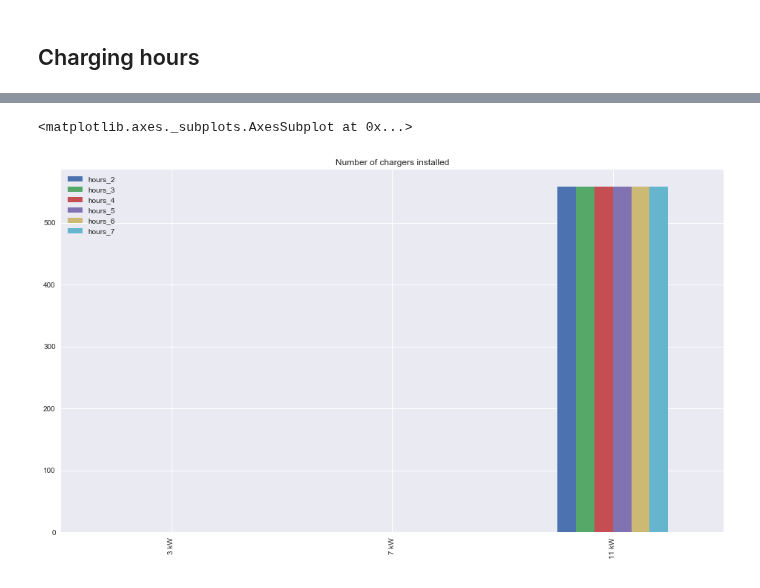
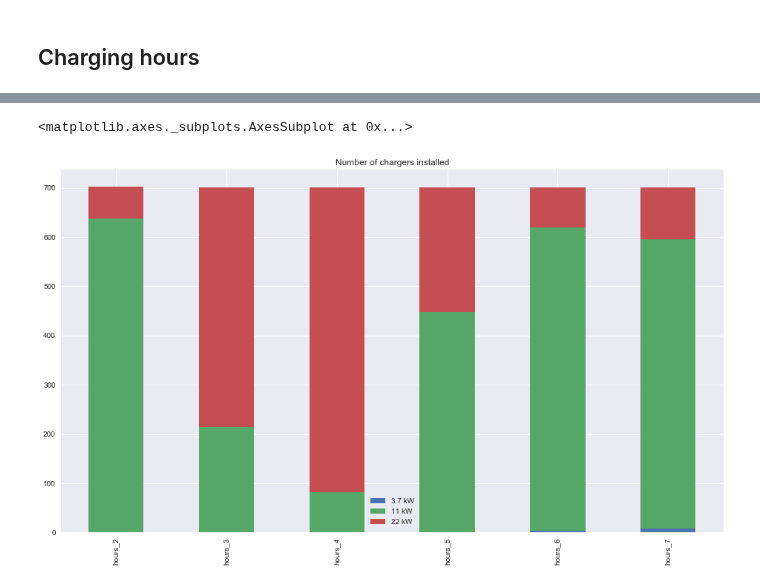
Before and after one commit to Pyosch/ATIS3_Group, a Jupyter notebook: visualise_Results.ipynb, the cells around one changed output, grey strips where cells are left out. Drawn from its saved outputs; the diff is of its cells as text; code cells hidden in the pictures.

```diff
--- a/visualise_Results.ipynb
+++ b/visualise_Results.ipynb
@@ -94,3 +207,15 @@ for file in os.listdir(path):
         df_cvar_beta.columns = ["Beta", "cvar"]
         df_cvar_beta.set_index("Beta", inplace=True)
         df_cvar_beta.sort_index(inplace=True)
+
+    elif "E_supplied" in file:
+        df_E_supplied_beta = pd.read_csv((path+file))
+        df_E_supplied_beta.columns = ["Beta", "Energy Supplied"]
+        df_E_supplied_beta.set_index("Beta", inplace=True)
+        df_E_supplied_beta.sort_index(inplace=True)
+
+    elif "cars_supplied" in file:
+        df_cars_supplied_beta = pd.read_csv((path+file))
+        df_cars_supplied_beta.columns = ["Beta", "Cars Supplied"]
+        df_cars_supplied_beta.set_index("Beta", inplace=True)
+        df_cars_supplied_beta.sort_index(inplace=True)
@@ -190,3 +302,15 @@ for file in os.listdir(path):
         df_cvar_hours.columns = ["Hours for charging", "cvar"]
         df_cvar_hours.set_index("Hours for charging", inplace=True)
         df_cvar_hours.sort_index(inplace=True)
+
+    elif "E_supplied" in file:
+        df_E_supplied_hours = pd.read_csv((path+file))
+        df_E_supplied_hours.columns = ["Hours for charging", "Energy Supplied"]
+        df_E_supplied_hours.set_index("Hours for charging", inplace=True)
+        df_E_supplied_hours.sort_index(inplace=True)
+
+    elif "cars_supplied" in file:
+        df_cars_supplied_hours = pd.read_csv((path+file))
+        df_cars_supplied_hours.columns = ["Hours for charging", "Cars Supplied"]
+        df_cars_supplied_hours.set_index("Hours for charging", inplace=True)
+        df_cars_supplied_hours.sort_index(inplace=True)
@@ -193,6 +336,6 @@ for file in os.listdir(path):
 # %%
-df_charger_hours.index = ["3 kW", "7 kW", "11 kW"]
-df_charger_hours.plot(kind="bar", title="Number of chargers installed", figsize = figsize)
+df_charger_hours.index = ["3.7 kW", "11 kW", "22 kW"]
+df_charger_hours.T.plot(kind="bar", stacked=True, title="Number of chargers installed", figsize = figsize)
 # %% [output]
 <matplotlib.axes._subplots.AxesSubplot at 0x...>
-[figure, old version]
+[figure, new version]
```
Also changed, not shown: parts of 30 cells of this notebook, 1 other file.
